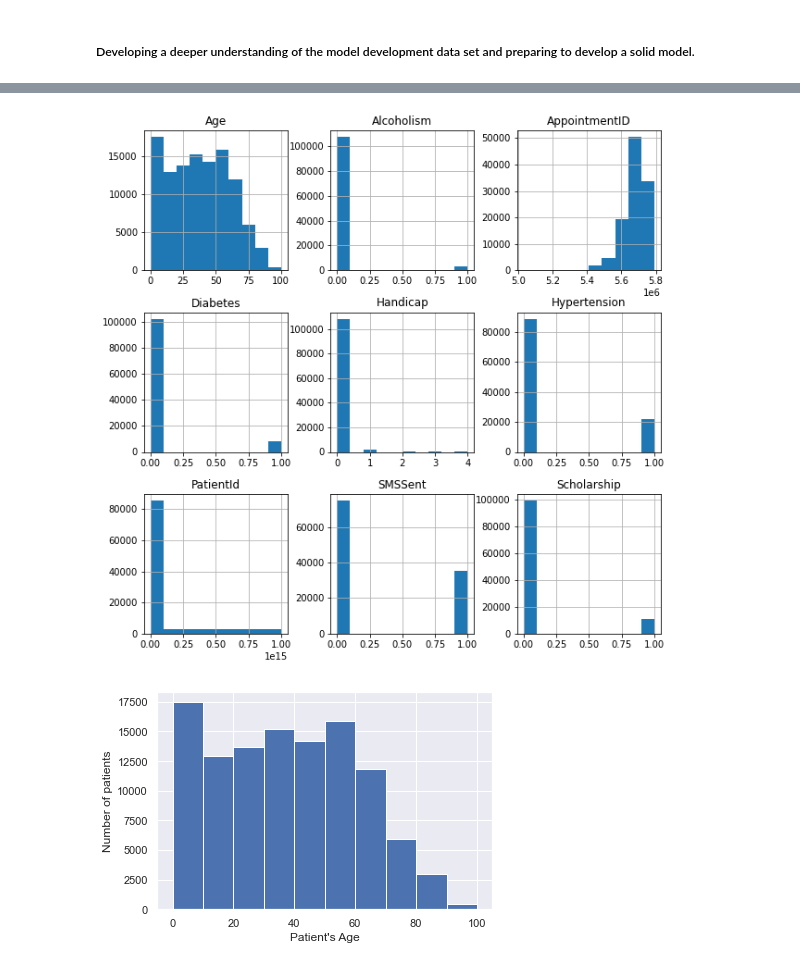
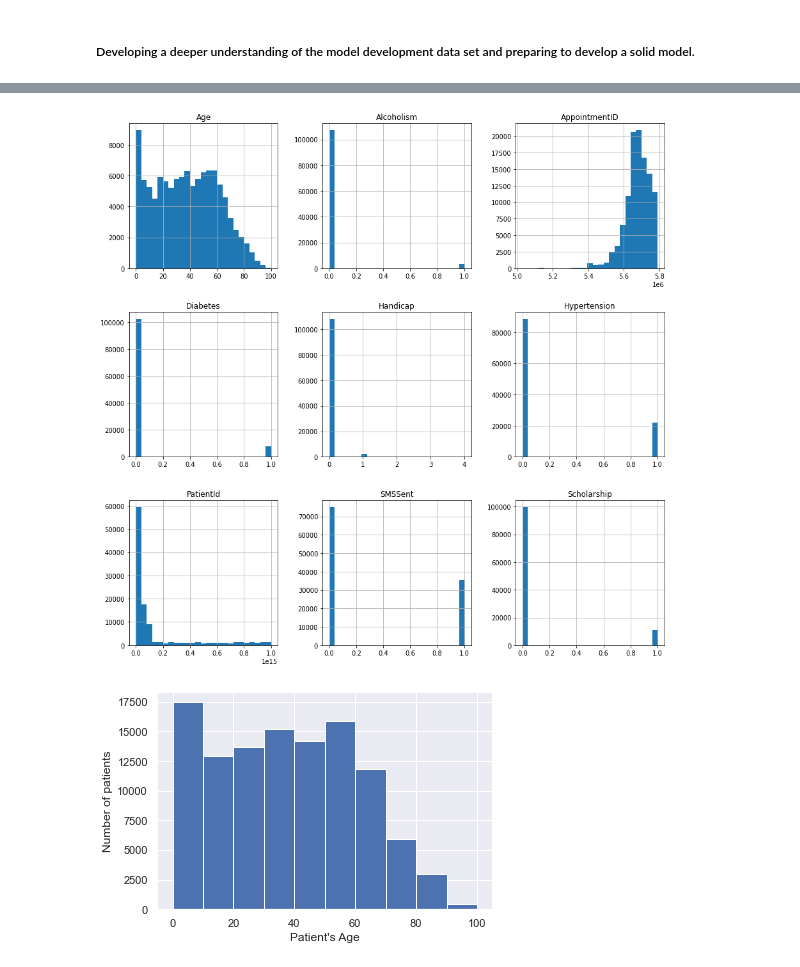
Before and after one commit to asaadkhattab/MedicalAppointmentNoShowsCapstone, a Jupyter notebook: 3_ExploratoryDataAnalysis.ipynb, the cells around one changed output, grey strips where cells are left out. Saved outputs shown, nothing was run; the diff lists cells and outputs as text; code cells hidden in the pictures.

```diff
--- a/3_ExploratoryDataAnalysis.ipynb
+++ b/3_ExploratoryDataAnalysis.ipynb
@@ -43,7 +82,7 @@ df.describe().T
 # %%
-hist = df.hist(bins = 10, figsize = (10,10))
+hist = df.hist(bins = 25, figsize = (15,15))
 # %% [output]
-[figure, old version]
+[figure, new version]
 # %%
 bin_edges = [0, 10, 20, 30, 40, 50, 60, 70, 80, 90, 100]
 sns.set()
```
Also changed, not shown: parts of 12 cells of this notebook, 5 other files.
